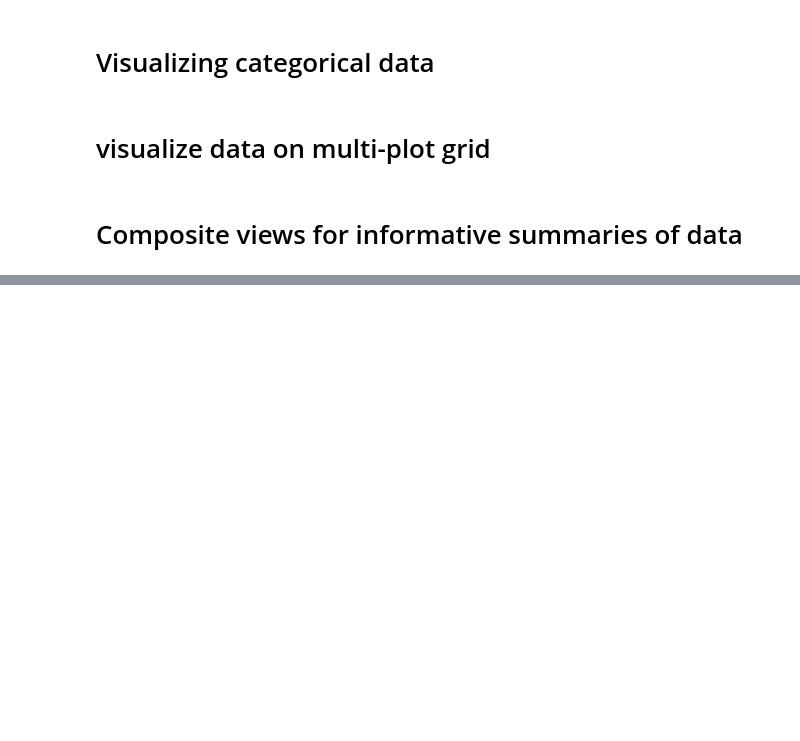
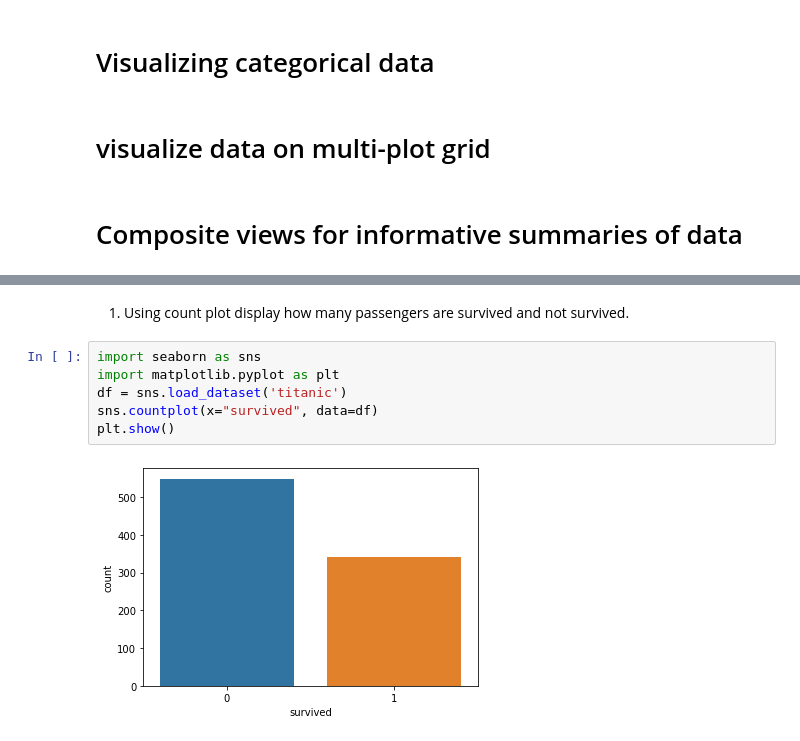
Before and after one commit to laxminavalagi/5thSem, a Jupyter notebook: Data_visualization_with_python.ipynb, the cells around one changed output, grey strips where cells are left out. Saved outputs shown, nothing was run; the diff lists cells and outputs as text; blank space fills up the shorter version.

```diff
--- a/Data_visualization_with_python.ipynb
+++ b/Data_visualization_with_python.ipynb
@@ -813,0 +842,10 @@ array([<AxesSubplot:xlabel='Date'>, <AxesSubplot:xlabel='Date'>,
+# %% [markdown]
+1. Using count plot display how many passengers are survived and not survived.
+# %%
+import seaborn as sns
+import matplotlib.pyplot as plt
+df = sns.load_dataset('titanic')
+sns.countplot(x="survived", data=df)
+plt.show()
+# %% [output]
+[figure, added]
```
Also changed, not shown: parts of 97 cells of this notebook.
